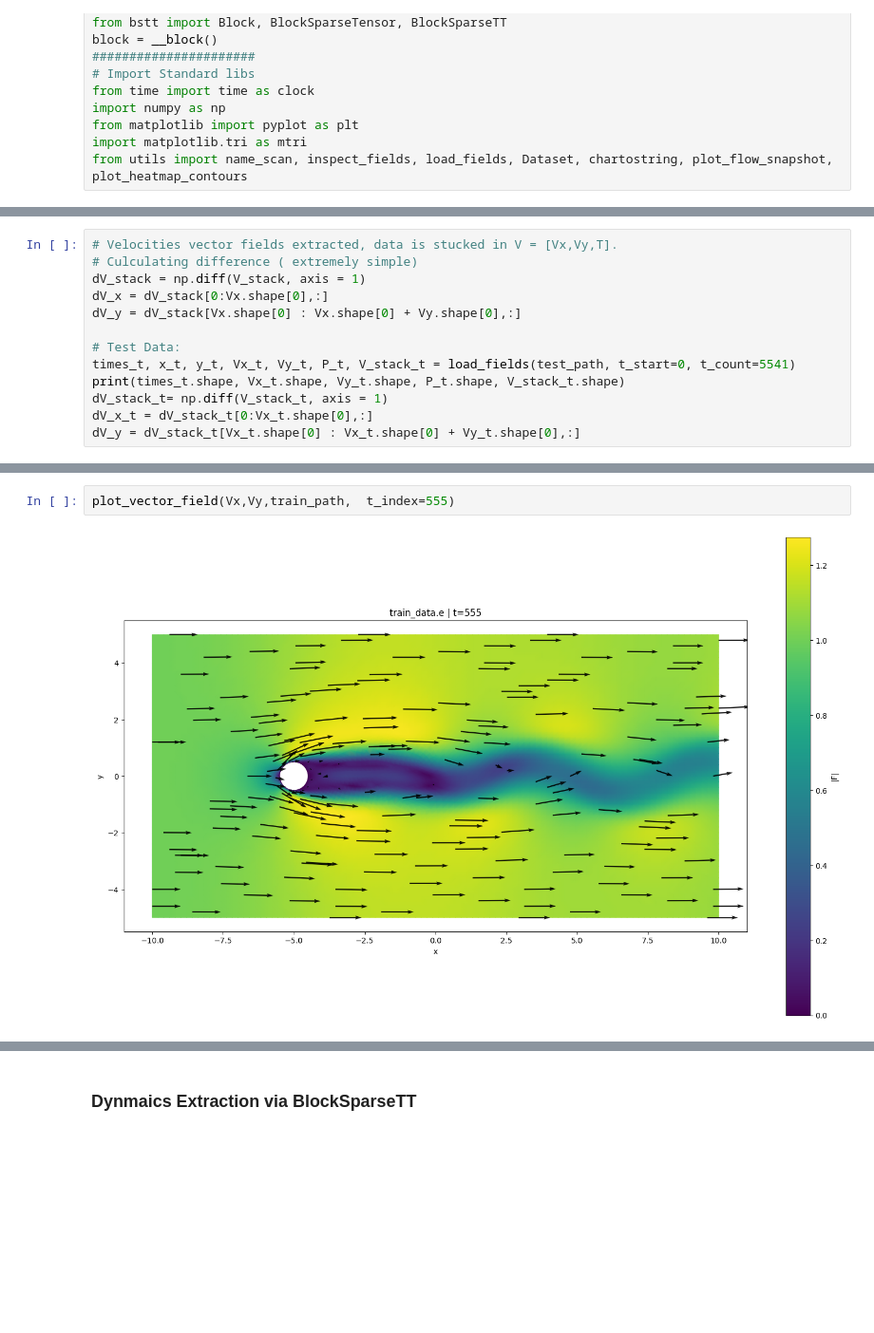
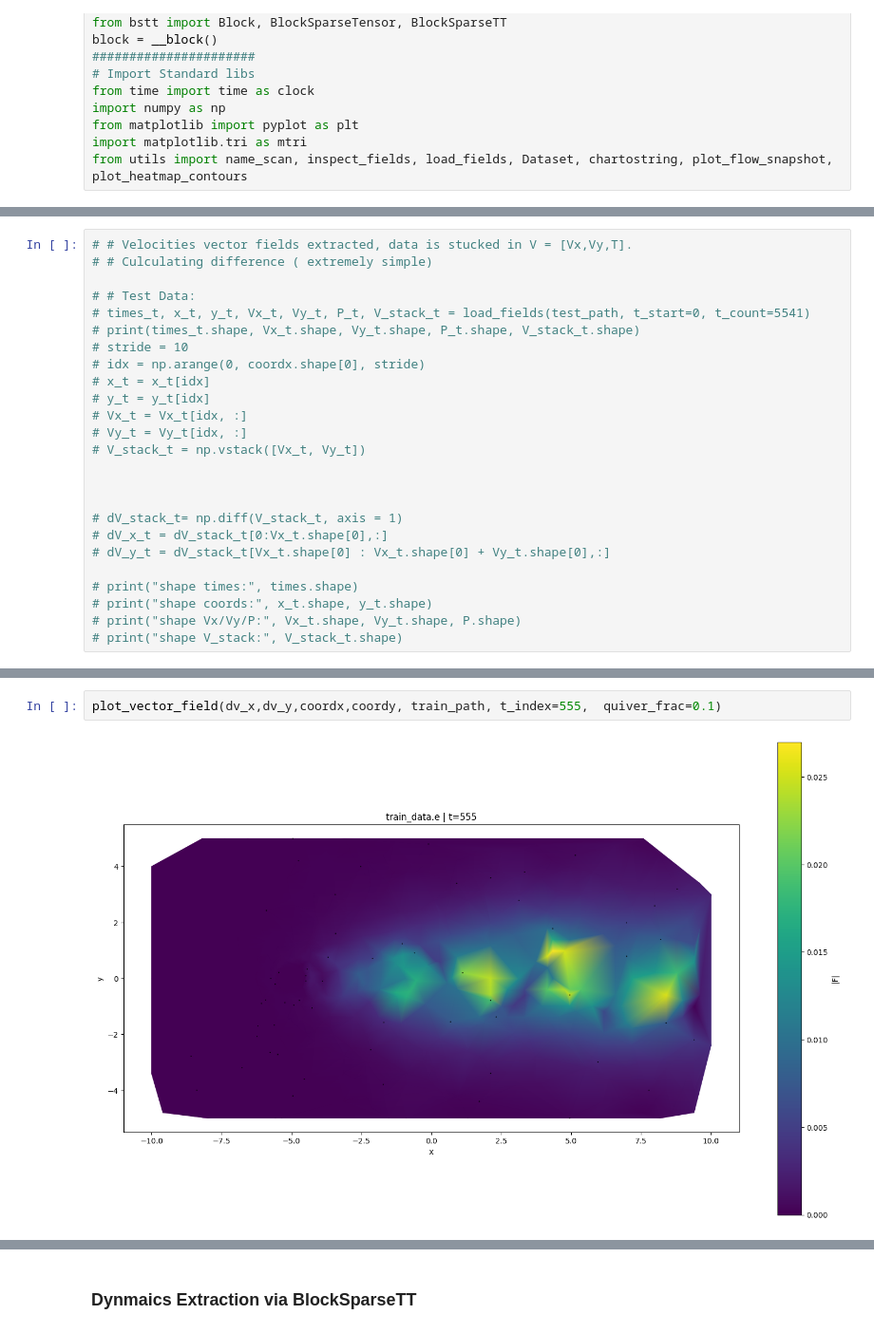
Before and after one commit to StephenVintskevich/bstt2, a Jupyter notebook: notebooks/BSTT_crossflow.ipynb, the cells around one changed output, grey strips where cells are left out. Shown at 95% size. Drawn from its saved outputs; the diff is of its cells as text; blank space fills up the shorter version.

```diff
--- a/notebooks/BSTT_crossflow.ipynb
+++ b/notebooks/BSTT_crossflow.ipynb
@@ -85,13 +96,25 @@ coordx.shape[0]
 # %%
-# Velocities vector fields extracted, data is stucked in V = [Vx,Vy,T].
-# Culculating difference ( extremely simple)
-dV_stack = np.diff(V_stack, axis = 1)
-dV_x = dV_stack[0:Vx.shape[0],:]
-dV_y = dV_stack[Vx.shape[0] : Vx.shape[0] + Vy.shape[0],:]
+# # Velocities vector fields extracted, data is stucked in V = [Vx,Vy,T].
+# # Culculating difference ( extremely simple)
 
-# Test Data:
-times_t, x_t, y_t, Vx_t, Vy_t, P_t, V_stack_t = load_fields(test_path, t_start=0, t_count=5541)
-print(times_t.shape, Vx_t.shape, Vy_t.shape, P_t.shape, V_stack_t.shape)
-dV_stack_t= np.diff(V_stack_t, axis = 1)
-dV_x_t = dV_stack_t[0:Vx_t.shape[0],:]
-dV_y = dV_stack_t[Vx_t.shape[0] : Vx_t.shape[0] + Vy_t.shape[0],:]
+# # Test Data:
+# times_t, x_t, y_t, Vx_t, Vy_t, P_t, V_stack_t = load_fields(test_path, t_start=0, t_count=5541)
+# print(times_t.shape, Vx_t.shape, Vy_t.shape, P_t.shape, V_stack_t.shape)
+# stride = 10
+# idx = np.arange(0, coordx.shape[0], stride)
+# x_t = x_t[idx]
+# y_t = y_t[idx]
+# Vx_t = Vx_t[idx, :]
+# Vy_t = Vy_t[idx, :]
+# V_stack_t = np.vstack([Vx_t, Vy_t])
+
+
+
+# dV_stack_t= np.diff(V_stack_t, axis = 1)
+# dV_x_t = dV_stack_t[0:Vx_t.shape[0],:]
+# dV_y_t = dV_stack_t[Vx_t.shape[0] : Vx_t.shape[0] + Vy_t.shape[0],:]
+
+# print("shape times:", times.shape)
+# print("shape coords:", x_t.shape, y_t.shape)
+# print("shape Vx/Vy/P:", Vx_t.shape, Vy_t.shape, P.shape)
+# print("shape V_stack:", V_stack_t.shape)
@@ -144,4 +243,4 @@ def plot_vector_field(Fx,Fy, path, t_index=0, quiver_frac=0.03, probe_node=None)
 # %%
-plot_vector_field(Vx,Vy,train_path,  t_index=555)
+plot_vector_field(dv_x,dv_y,coordx,coordy, train_path, t_index=555,  quiver_frac=0.1)
 # %% [output]
-[figure, old version]
+[figure, new version]
```
Also changed, not shown: parts of 17 cells of this notebook, 1 other file.
